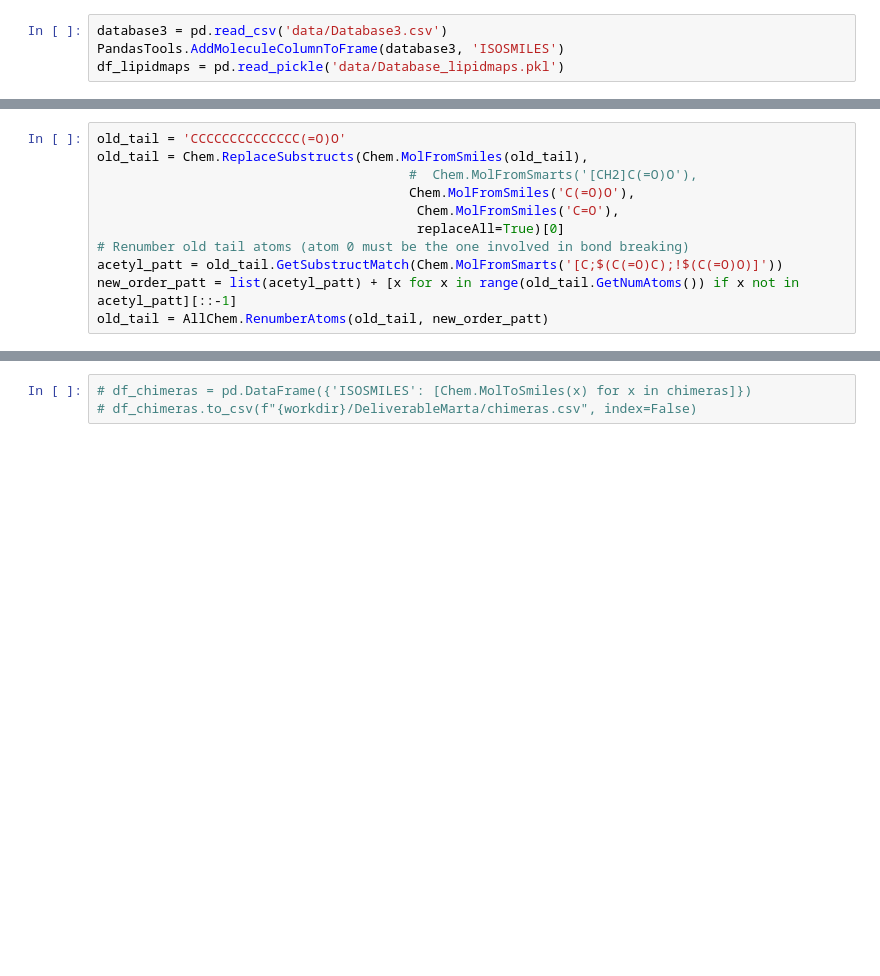
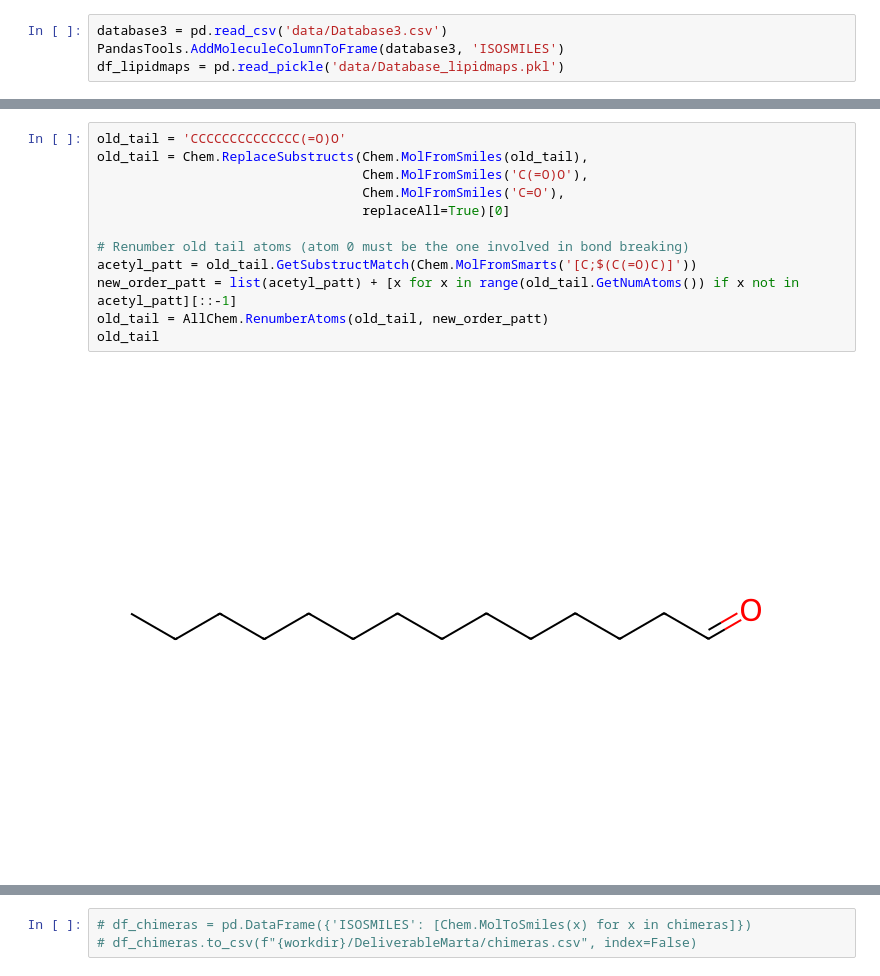
Before and after one commit to mattialpg/geass, a Jupyter notebook: Tutorial_Chimeras.ipynb, the cells around one changed output, grey strips where cells are left out. Saved outputs shown, nothing was run; the diff lists cells and outputs as text; blank space fills up the shorter version.

```diff
--- a/Tutorial_Chimeras.ipynb
+++ b/Tutorial_Chimeras.ipynb
@@ -61,12 +70,15 @@ CytoscapeWidget(cytoscape_layout={'name': 'cose'}, cytoscape_style=[{'selector':
 # %%
 old_tail = 'CCCCCCCCCCCCCC(=O)O'
 old_tail = Chem.ReplaceSubstructs(Chem.MolFromSmiles(old_tail),
-                                        #  Chem.MolFromSmarts('[CH2]C(=O)O'),
-                                        Chem.MolFromSmiles('C(=O)O'),
-                                         Chem.MolFromSmiles('C=O'),
-                                         replaceAll=True)[0]
+                                  Chem.MolFromSmiles('C(=O)O'),
+                                  Chem.MolFromSmiles('C=O'),
+                                  replaceAll=True)[0]
+
 # Renumber old tail atoms (atom 0 must be the one involved in bond breaking)
-acetyl_patt = old_tail.GetSubstructMatch(Chem.MolFromSmarts('[C;$(C(=O)C);!$(C(=O)O)]'))
+acetyl_patt = old_tail.GetSubstructMatch(Chem.MolFromSmarts('[C;$(C(=O)C)]'))
 new_order_patt = list(acetyl_patt) + [x for x in range(old_tail.GetNumAtoms()) if x not in acetyl_patt][::-1]
 old_tail = AllChem.RenumberAtoms(old_tail, new_order_patt)
+old_tail
+# %% [output]
+[figure, added]
 # %%
```
Also changed, not shown: parts of 5 cells of this notebook, 2 other files.
